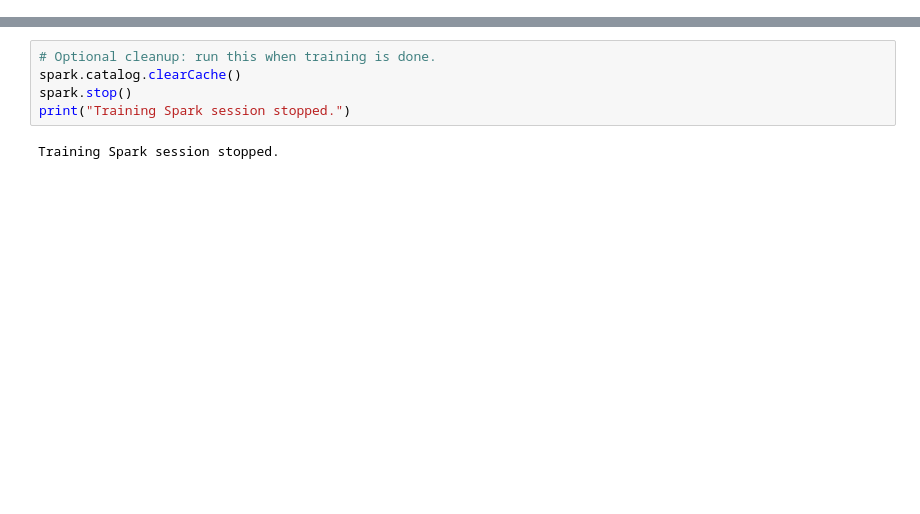
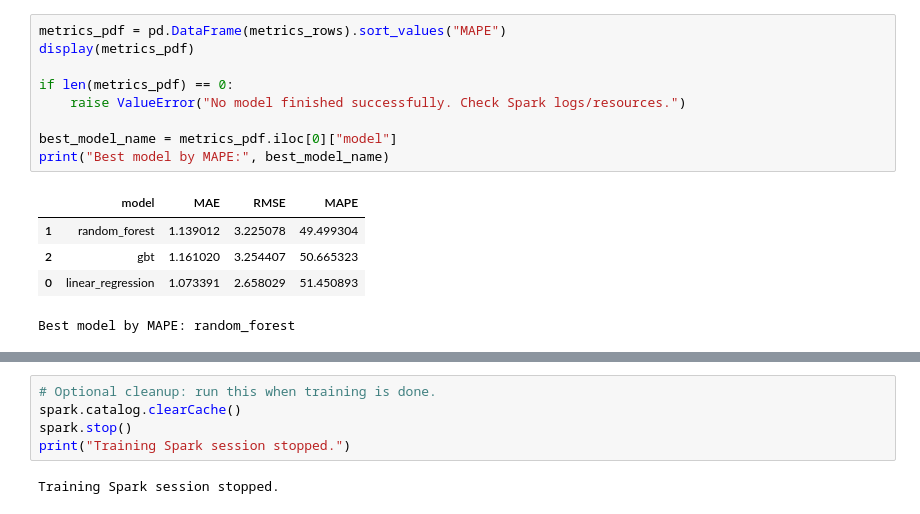
Before and after one commit to PhucLee2304/BTL-MMDS, a Jupyter notebook: code/hybrid_regression_holt_winters/src/training_sparkml.ipynb, the cells around one changed output, grey strips where cells are left out. Cells and saved outputs as stored; diff of their text form; blank space fills up the shorter version.

```diff
--- a/code/hybrid_regression_holt_winters/src/training_sparkml.ipynb
+++ b/code/hybrid_regression_holt_winters/src/training_sparkml.ipynb
@@ -361,3 +370,18 @@ py4j.protocol.Py4JNetworkError: Error while sending or receiving
+# %%
+metrics_pdf = pd.DataFrame(metrics_rows).sort_values("MAPE")
+display(metrics_pdf)
+
+if len(metrics_pdf) == 0:
+    raise ValueError("No model finished successfully. Check Spark logs/resources.")
+
+best_model_name = metrics_pdf.iloc[0]["model"]
+print("Best model by MAPE:", best_model_name)
+# %% [output]
+|  | model | MAE | RMSE | MAPE |
+| 1 | random_forest | 1.139012 | 3.225078 | 49.499304 |
+| 2 | gbt | 1.161020 | 3.254407 | 50.665323 |
+| 0 | linear_regression | 1.073391 | 2.658029 | 51.450893 |
+Best model by MAPE: random_forest
 # %%
 metrics_sdf = spark.createDataFrame(metrics_rows)
 metrics_sdf.write.mode("overwrite").parquet(f"{OUT_BASE}/metrics")
```
Also changed, not shown: parts of 8 cells of this notebook, 11 other files.
